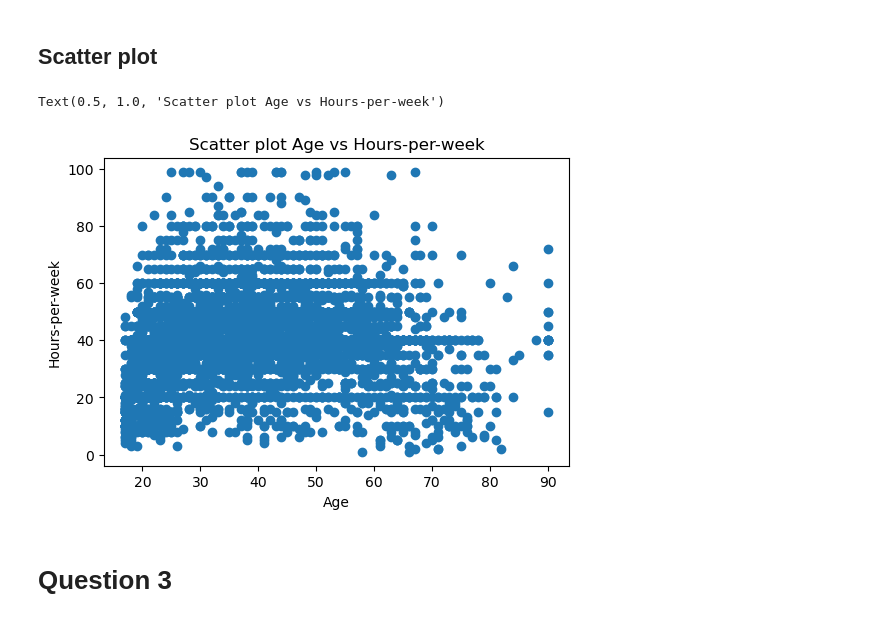
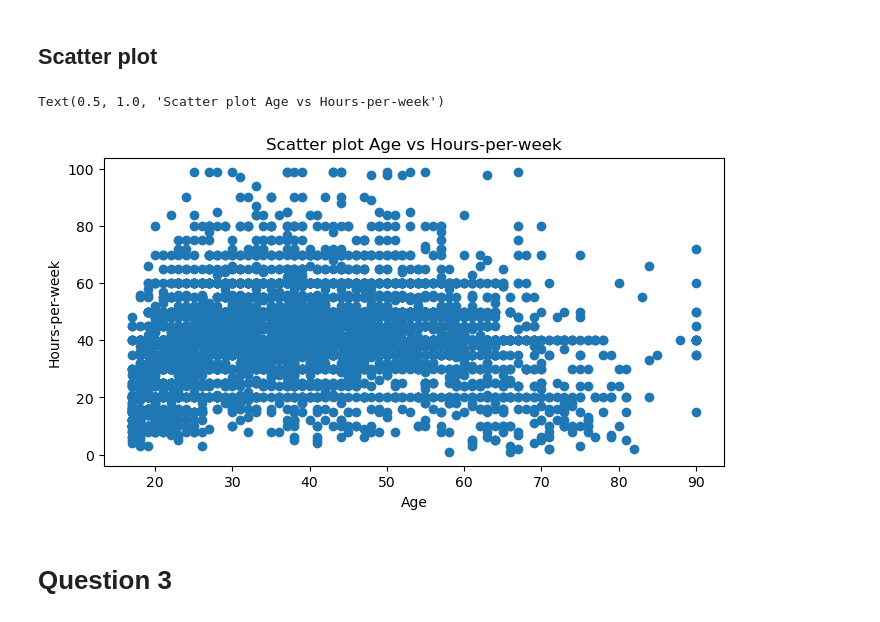
Before and after one commit to kushalnavghare/DSC-478_PRG_ML_APP, a Jupyter notebook: code/Assignment-#1.ipynb, the cells around one changed output. Cells and saved outputs as stored; diff of their text form; code cells hidden in the pictures.

```diff
--- a/code/Assignment-#1.ipynb
+++ b/code/Assignment-#1.ipynb
@@ -132,14 +137,16 @@ plt.show()
 # %% [markdown]
 ## Scatter plot
 # %%
-plt.figure(figsize=(6, 4))
+# scatter plot of age vs hours-per-week
+
+plt.figure(figsize=(8, 4))
 plt.scatter(x=num_df['age'], y=num_df['hours-per-week'])
 plt.xlabel('Age')
 plt.ylabel('Hours-per-week')
 plt.title('Scatter plot Age vs Hours-per-week')
 # %% [output]
 Text(0.5, 1.0, 'Scatter plot Age vs Hours-per-week')
-[figure, old version]
+[figure, new version]
 # %% [markdown]
 # Question 3
 # %% [markdown]
```
Also changed, not shown: parts of 83 cells of this notebook, 1 other file.
